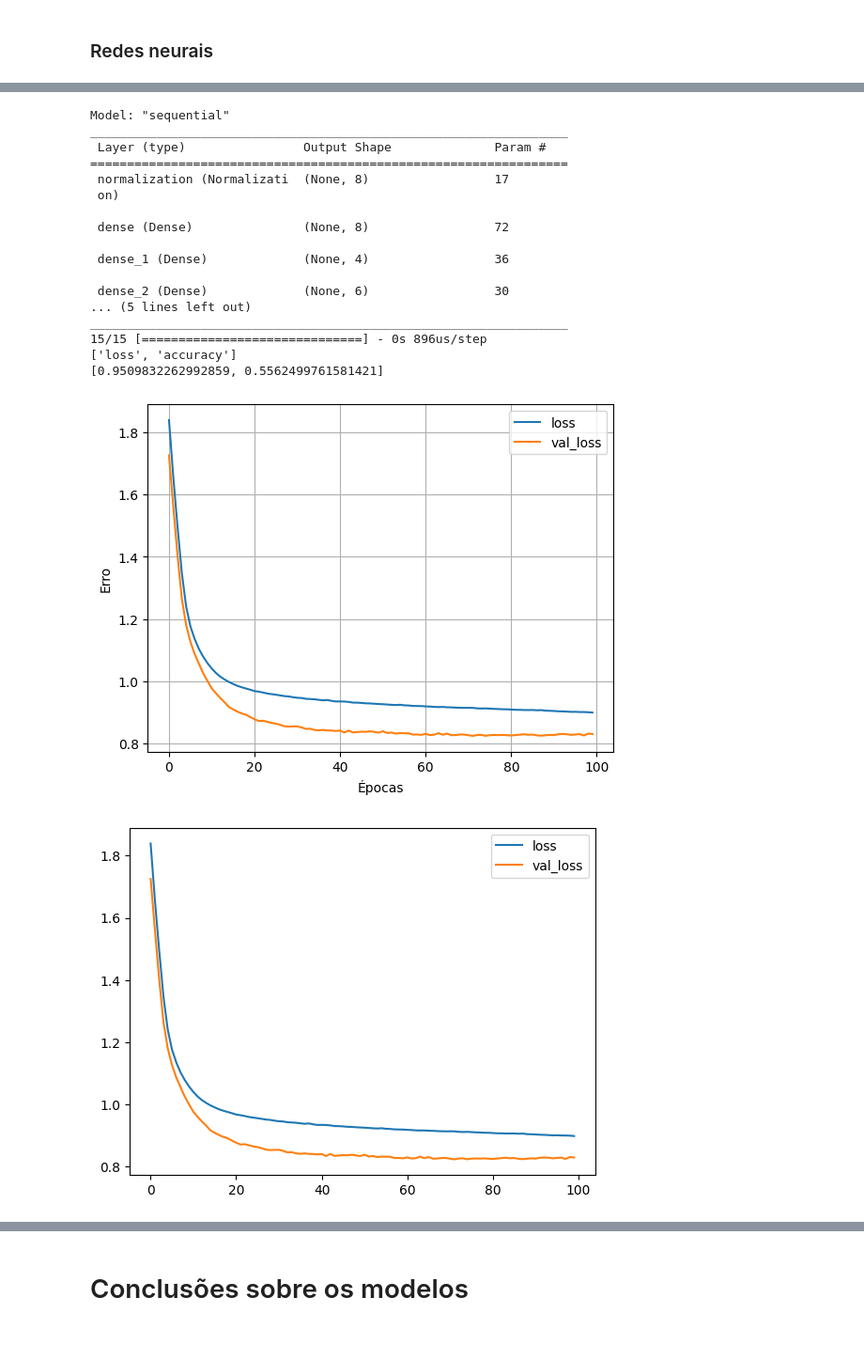
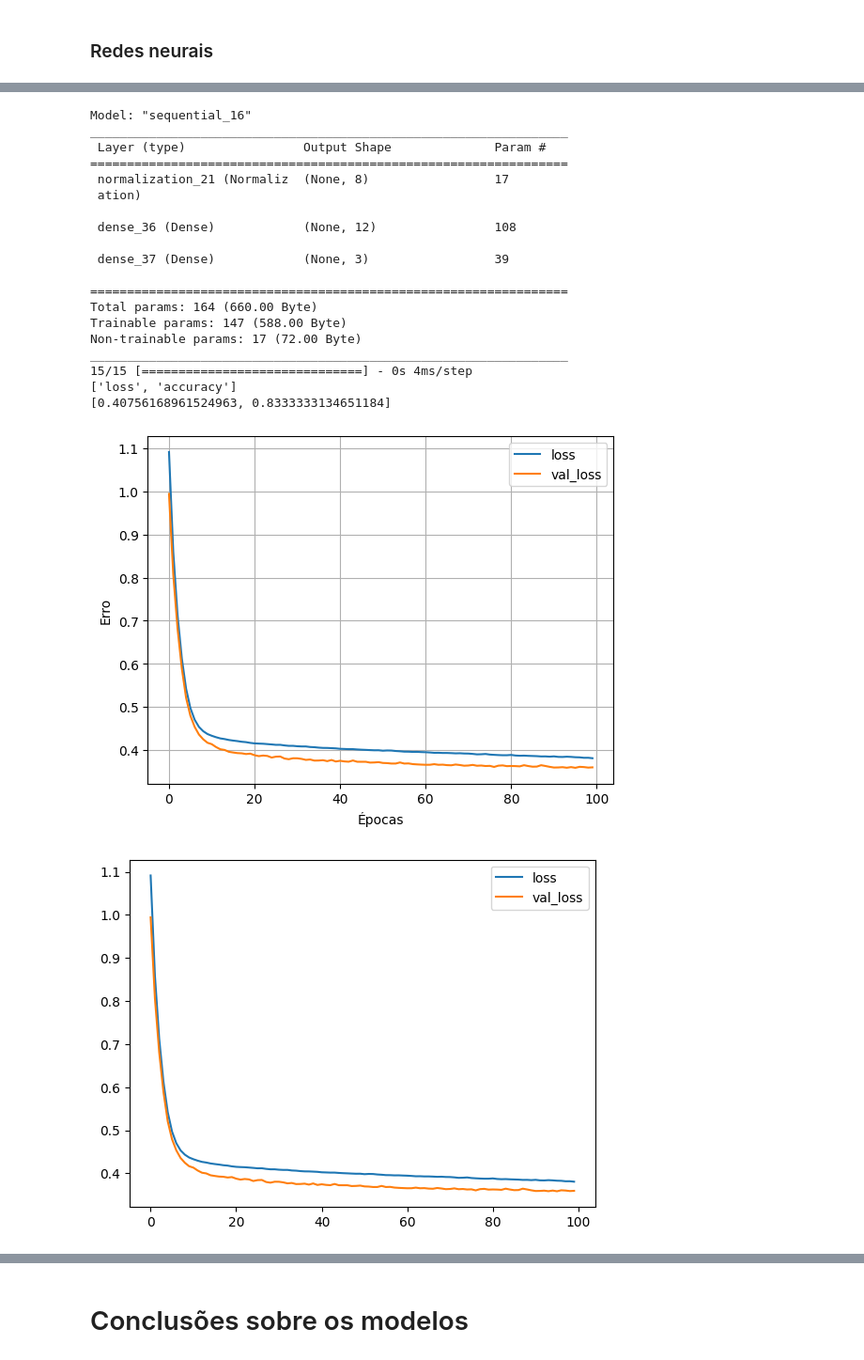
Before and after one commit to leonardodimarchi/ai-regression-and-classification, a Jupyter notebook: classification.ipynb, the cells around one changed output, grey strips where cells are left out. Shown: that part at 94% size. Saved outputs shown, nothing was run; the diff lists cells and outputs as text; code cells hidden in the pictures.

Commit message:
Otimizando modelos de classificacao

```diff
--- a/classification.ipynb
+++ b/classification.ipynb
@@ -113,8 +126,7 @@ Removeremos alguns desses atributos na próxima etapa.
 ### Remoção de atributos
 # %%
 # Removendo os atributos
-colunas_para_remover = ['residual sugar', 'free sulfur dioxide', 'pH']
-dataset_pos_remocao_colunas = dataset.drop(colunas_para_remover, axis=1)
+dataset_pos_remocao_colunas = dataset.drop(['residual sugar', 'free sulfur dioxide', 'pH'], axis=1)
 
 # Exibindo as dimensões do dataset
 print(dataset_pos_remocao_colunas.shape)
@@ -143,12 +151,26 @@ Verificar o que podemos fazer
 ### Separação dos dados de treino/teste
 # %%
 from sklearn.model_selection import train_test_split
+from sklearn.preprocessing import MinMaxScaler
 
-# Separando o target e os outros atributos
+def quality(x):
+    if x < 5:
+        return 0 # Ruim
+    elif x == 5 or x == 6:
+        return 1 # Medio
+    else:
+        return 2 # Bom
+
+dataset_pos_remocao_colunas['quality'] = dataset_pos_remocao_colunas['quality'].apply(quality)
+
 X = dataset_pos_remocao_colunas.drop(['quality'], axis=1)
 y = dataset_pos_remocao_colunas['quality']
 
-X_train, X_test, y_train, y_test = train_test_split(X, y, test_size=0.3, random_state=42)
+X_train, X_test, y_train, y_test = train_test_split(X, y, test_size=0.3, random_state=1, shuffle=True)
+
+scaler = MinMaxScaler()
+X_train = scaler.fit_transform(X_train)
+X_test = scaler.transform(X_test)
 # %% [markdown]
 # Modelos
 # %% [markdown]
@@ -232,9 +232,6 @@ def plot_acc(history):
     plt.legend()
     plt.grid(True)
 
-normalizer = preprocessing.Normalization()
-normalizer.adapt(X_train.values)
-
 X = dataset_pos_remocao_colunas.drop(['quality'], axis=1)
 y = pd.get_dummies(dataset_pos_remocao_colunas['quality'], columns=['quality'])
 
@@ -243,11 +240,13 @@ display(y.head())
 
 X_train, X_test, y_train, y_test = train_test_split(X, y, test_size=0.3, random_state=42)
 
+normalizer = preprocessing.Normalization()
+normalizer.adapt(X_train)
+
 model = keras.Sequential([
     normalizer,
-    layers.Dense(8, activation='tanh'),
-    layers.Dense(4, activation='tanh'),
-    layers.Dense(6, activation='softmax')
+    layers.Dense(12, activation='tanh'),
+    layers.Dense(3, activation='softmax')
 ])
 
 model.summary()
@@ -262,7 +261,7 @@ history = model.fit(
     X_train, y_train,
     epochs=100,
     validation_split = 0.2,
-    batch_size=10,
+    batch_size=12,
     verbose=0
 )
 
@@ -276,5 +275,5 @@ losses[['loss','val_loss']].plot()
 losses[['accuracy','val_accuracy']].plot()
 
 print(model.metrics_names)
-print(model.evaluate(X_test,y_test,verbose=0))
+print(model.evaluate(X_test, y_test, verbose=0))
 # %% [output]
@@ -302,19 +292,21 @@ Skipping registering GPU devices...
-Model: "sequential"
-_________________________________________________________________
- Layer (type)                Output Shape              Param #
-=================================================================
- normalization (Normalizati  (None, 8)                 17
- on)
-
- dense (Dense)               (None, 8)                 72
-
- dense_1 (Dense)             (None, 4)                 36
-
- dense_2 (Dense)             (None, 6)                 30
-... (5 lines left out)
-_________________________________________________________________
-15/15 [==============================] - 0s 896us/step
-['loss', 'accuracy']
-[0.9509832262992859, 0.5562499761581421]
+Model: "sequential_16"
+_________________________________________________________________
+ Layer (type)                Output Shape              Param #
+=================================================================
+ normalization_21 (Normaliz  (None, 8)                 17
+ ation)
+
+ dense_36 (Dense)            (None, 12)                108
+
+ dense_37 (Dense)            (None, 3)                 39
+
+=================================================================
+Total params: 164 (660.00 Byte)
+Trainable params: 147 (588.00 Byte)
+Non-trainable params: 17 (72.00 Byte)
+_________________________________________________________________
+15/15 [==============================] - 0s 4ms/step
+['loss', 'accuracy']
+[0.40756168961524963, 0.8333333134651184]
-[figure, old version]
+[figure, new version]
-[figure, old version]
+[figure, new version]
```
Also changed, not shown: parts of 12 cells of this notebook.
